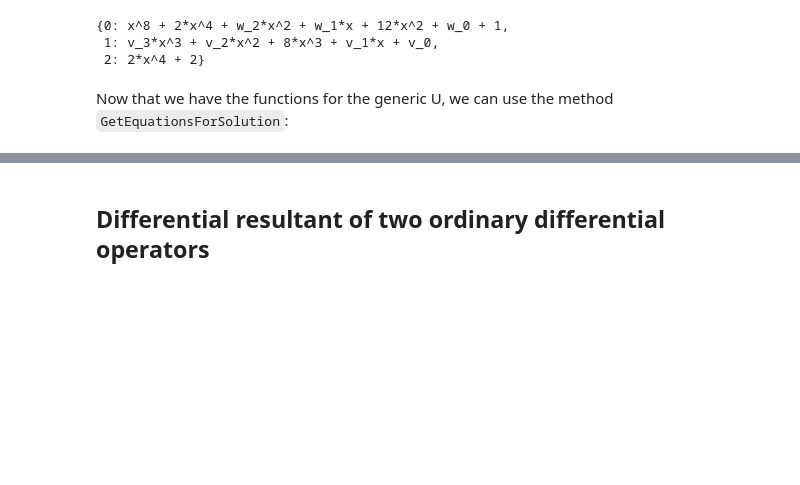
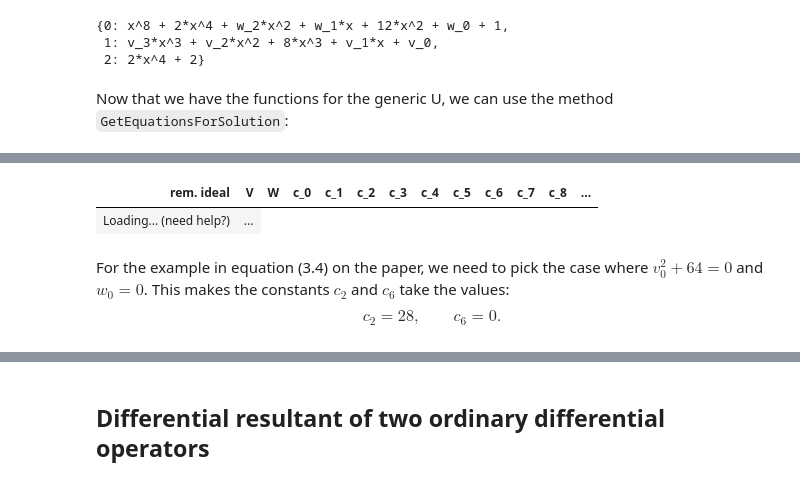
Before and after one commit to Antonio-JP/dalgebra, a Jupyter notebook: notebooks/non-trivial-commutators.ipynb, the cells around one changed output, grey strips where cells are left out. Saved outputs shown, nothing was run; the diff lists cells and outputs as text; code cells hidden in the pictures; blank space fills up the shorter version.

Commit message:
Expanded how to automatically analyze ideals.   - Worked on example 3.2.

```diff
--- a/notebooks/non-trivial-commutators.ipynb
+++ b/notebooks/non-trivial-commutators.ipynb
@@ -237,0 +179,45 @@ PA3 = sum(m*c.wrapped(**sols) for (m,c) in zip(P.monomials(), P.coefficients()))
+# %%
+# logging.getLogger("dalgebra.hierarchies").setLevel(logging.DEBUG)
+output = analyze_ideal(
+    [el(c_10=1,c_4=0,c_8=0) for el in H.basis],
+    {"c_10":1, "c_4": 0, "c_8": 0, "c_0": 0},
+    [("var","c_10",1), ("var","c_4",0), ("var","c_8",1), ("var", "c_0",0)])
+
+new_output = []
+for (I,sols,decs) in output:
+    for (I2,sols2,_) in new_output:
+        if I == I2 and sols == sols2:
+            break
+    else:
+        new_output.append((I,sols,decs))
+output = new_output
+BwC = P.parent().base().wrapped
+output = [
+    (I, sols,
+     {
+         "V": BwC(V)(**sols),
+         "W": BwC(W)(**sols),
+         "L": sum(c.wrapped(**sols)*m for (c,m) in zip(L.coefficients(), L.monomials())),
+         "P": sum(c.wrapped(**sols)*m for (c,m) in zip(P.coefficients(), P.monomials()))
+     },
+     decs)
+    for (I,sols, decs) in output
+]
+# %%
+from pandas import DataFrame
+
+from itables import init_notebook_mode # making tables interactive
+init_notebook_mode(all_interactive=True, connected=False)
+import plotly.express as px
+import plotly.graph_objects as go
+import plotly.io as pio
+# The below line ensures charts export to HTML
+pio.renderers.default='notebook'
+pio.templates.default = "plotly_dark"
+
+data = DataFrame(
+    [[I, out["V"], out["W"]] + [sols.get(f"c_{i}", f"c_{i}") for i in range(11)] for (I,sols,out,_) in output],
+    columns= ["rem. ideal", "V", "W"] + [f"c_{i}" for i in range(11)]
+)
+data
+# %% [output]
@@ -237,0 +226,5 @@ PA3 = sum(m*c.wrapped(**sols) for (m,c) in zip(P.monomials(), P.coefficients()))
+| rem. ideal | V | W | c_0 | c_1 | c_2 | c_3 | c_4 | c_5 | c_6 | c_7 | c_8 | ... |
+| Loading... (need help?) | ... |
+# %% [markdown]
+For the example in equation (3.4) on the paper, we need to pick the case where $v_0^2 +64 = 0$ and $w_0 = 0$. This makes the constants $c_2$ and $c_6$ take the values:
+$$c_2 = 28,\qquad c_6 = 0.$$
```
Also changed, not shown: parts of 11 cells of this notebook, 1 other file.
